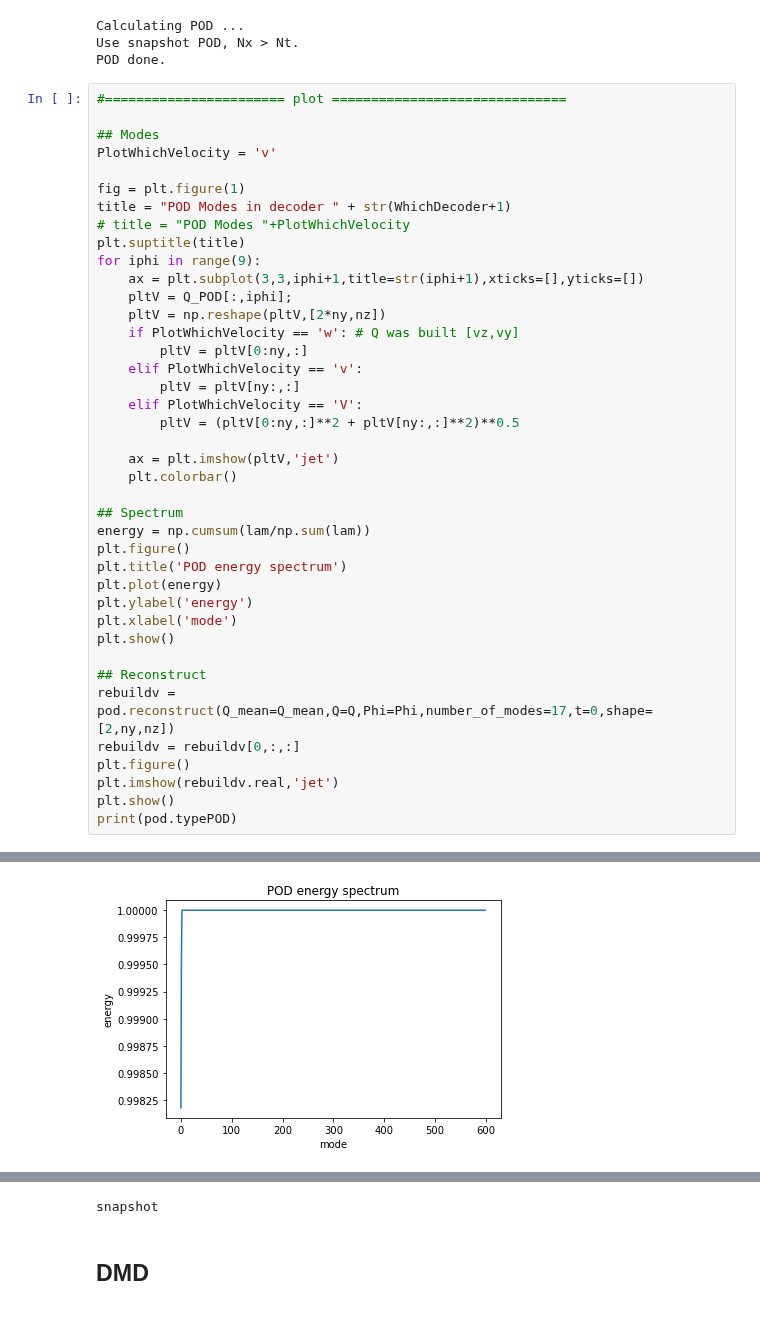
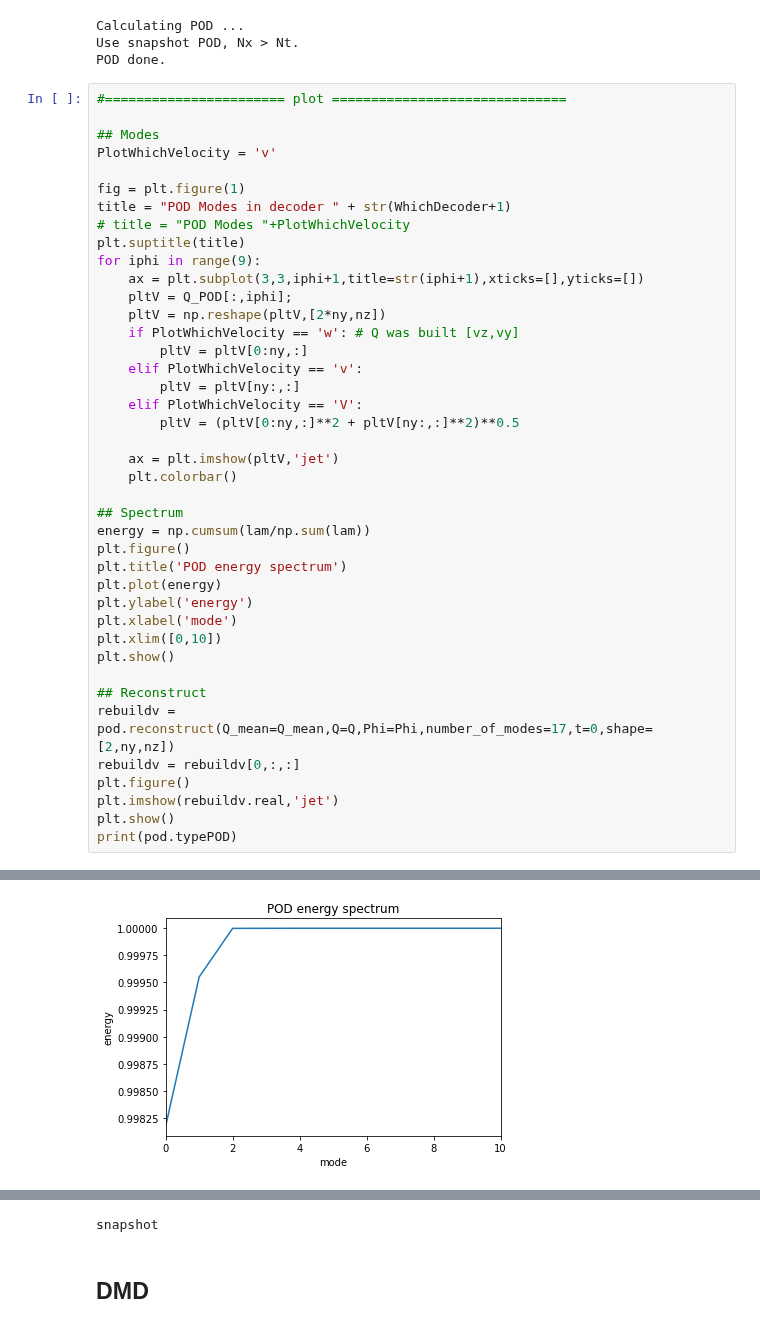
Before and after one commit to MagriLab/MD-CNN-AE, a Jupyter notebook: visualise_modes.ipynb, the cells around one changed output, grey strips where cells are left out. Drawn from its saved outputs; the diff is of its cells as text.

```diff
--- a/visualise_modes.ipynb
+++ b/visualise_modes.ipynb
@@ -90,6 +93,7 @@ plt.title('POD energy spectrum')
 plt.plot(energy)
 plt.ylabel('energy')
 plt.xlabel('mode')
+plt.xlim([0,10])
 plt.show()
 
 ## Reconstruct
@@ -104,4 +108,4 @@ print(pod.typePOD)
-[figure, old version]
+[figure, new version]
 [figure]
 snapshot
 # %% [markdown]
```
Also changed, not shown: parts of 4 cells of this notebook, 3 other files.
